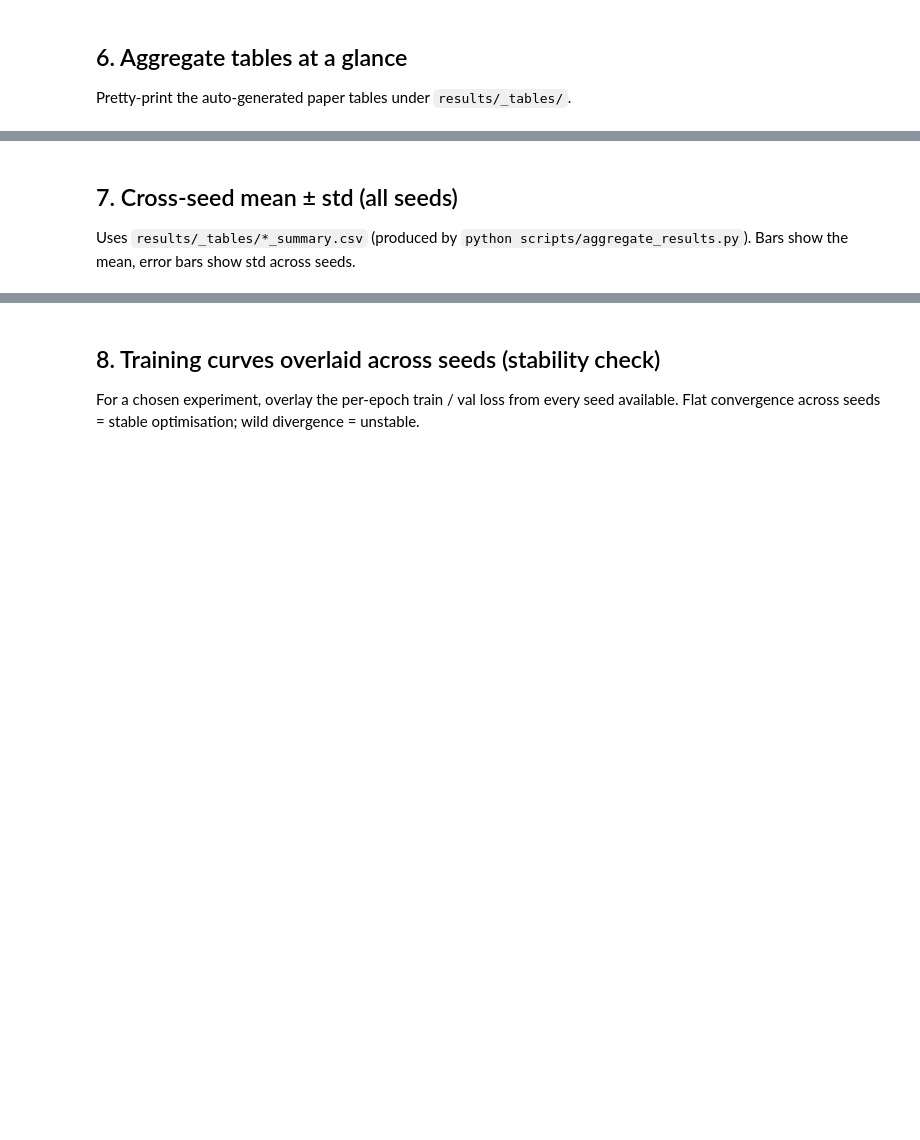
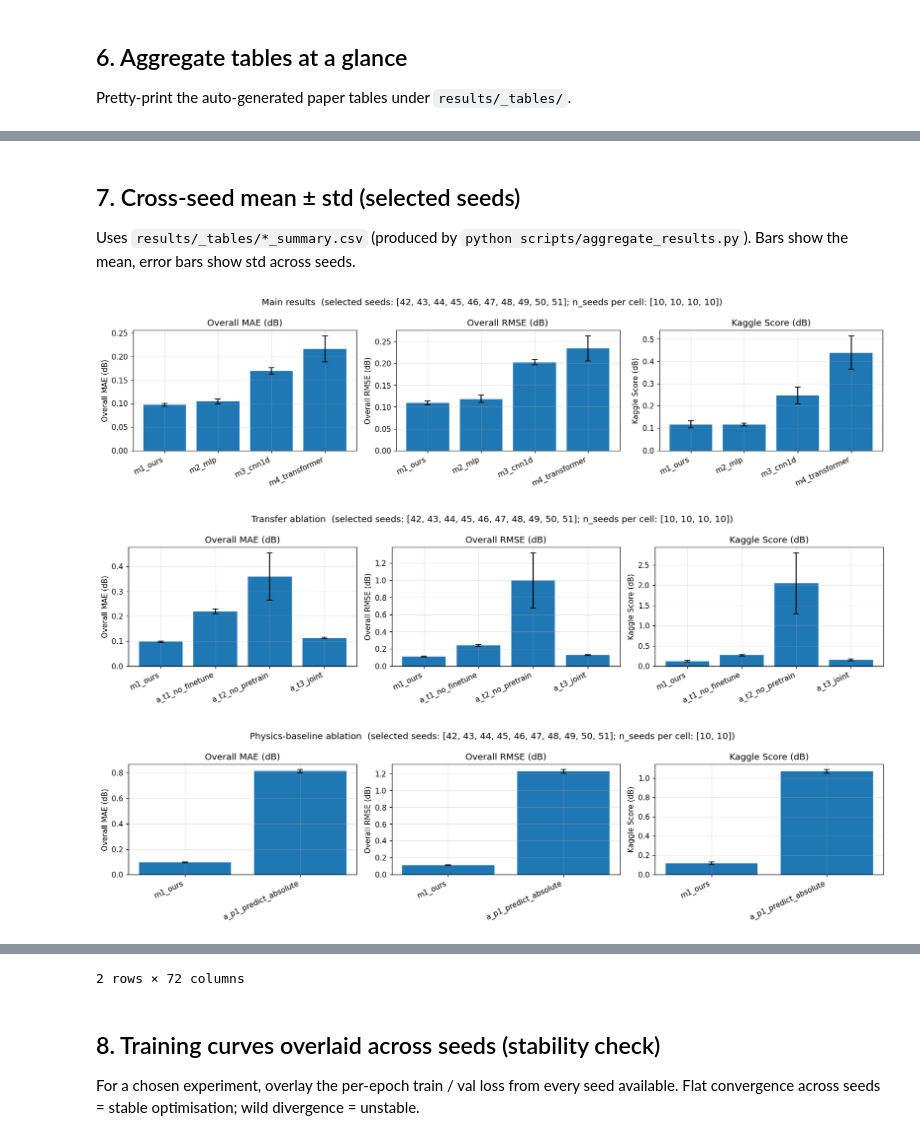
Before and after one commit to yukangZhuu/ofc_ml, a Jupyter notebook: notebooks/results_viz.ipynb, the cells around one changed output, grey strips where cells are left out. Saved outputs shown, nothing was run; the diff lists cells and outputs as text; code cells hidden in the pictures; blank space fills up the shorter version.

```diff
--- a/notebooks/results_viz.ipynb
+++ b/notebooks/results_viz.ipynb
@@ -324,24 +607,20 @@ from IPython.display import display
 # Prefer the new multi-seed summary tables (`*_summary.csv`).  Fall back to the
 # per-seed long tables if summaries are missing.
 _candidates = [
-    ("table1_main_summary.csv",     "table1_main_per_seed.csv"),
-    ("table2_transfer_summary.csv", "table2_transfer_per_seed.csv"),
-    ("table3_arch_summary.csv",     "table3_arch_per_seed.csv"),
-    ("table4_physics_summary.csv",  "table4_physics_per_seed.csv"),
+    ("table1_main_summary.csv",        "table1_main_per_seed.csv"),
+    ("table2_transfer_summary.csv",    "table2_transfer_per_seed.csv"),
+    ("table3_physics_summary.csv",     "table3_physics_per_seed.csv"),
     ("figure3_data_scale_summary.csv", "figure3_data_scale_per_seed.csv"),
 ]
 for primary, fallback in _candidates:
-    p = TABLES_DIR / primary
-    if not p.exists():
-        p = TABLES_DIR / fallback
-        if not p.exists():
-            continue
-    df = pd.read_csv(p)
+    df = load_selected_summary(primary, fallback)
+    if df.empty:
+        continue
     keep = [c for c in df.columns
             if c in ("experiment", "seed", "n_seeds", "seeds", "model", "stages",
                      "params", "cosmos_ratio", "kaggle_ratio", "predict_absolute",
                      "ratio", "axis")
             or c.endswith("_str")
             or (("_dB" in c) and not c.endswith(("_mean", "_std")))]
-    print(f"=== {p.name} ===")
+    print(f"=== {primary} (selected seeds: {SELECTED_SEEDS}) ===")
     display(df[keep])
@@ -348,40 +647,39 @@ for primary, fallback in _candidates:
 # %% [markdown]
-## 7. Cross-seed mean ± std (all seeds)
+## 7. Cross-seed mean ± std (selected seeds)
 
 Uses `results/_tables/*_summary.csv` (produced by `python scripts/aggregate_results.py`).
 Bars show the mean, error bars show std across seeds.
 # %%
 def plot_cross_seed(summary_csv: str, title: str):
-    p = TABLES_DIR / summary_csv
-    if not p.exists():
-        print(f"[skip] {summary_csv} not found; run scripts/aggregate_results.py first.")
-        return None
-    df = pd.read_csv(p)
+    df = load_selected_summary(summary_csv)
     if df.empty:
-        print(f"[skip] {summary_csv} has 0 rows.")
+        print(f"[skip] {summary_csv} missing or has 0 rows after seed filter {SELECTED_SEEDS}.")
         return None
     metrics = [("MAE_dB", "Overall MAE (dB)"),
                ("RMSE_dB", "Overall RMSE (dB)"),
                ("KaggleScore_dB", "Kaggle Score (dB)")]
     fig, axes = plt.subplots(1, len(metrics), figsize=(5 * len(metrics), 3.8))
     x = np.arange(len(df))
     for ax, (m, label) in zip(axes, metrics):
         mean_col, std_col = f"{m}_mean", f"{m}_std"
         if mean_col not in df or std_col not in df:
             continue
         ax.bar(x, df[mean_col], yerr=df[std_col], capsize=4)
         ax.set_xticks(x)
         ax.set_xticklabels(df["experiment"], rotation=25, ha="right")
         ax.set_ylabel(label)
         ax.set_title(label)
     n_seeds_str = df["n_seeds"].astype(int).tolist() if "n_seeds" in df else []
-    fig.suptitle(f"{title}  (n_seeds per cell: {n_seeds_str})")
+    fig.suptitle(f"{title}  (selected seeds: {SELECTED_SEEDS}; n_seeds per cell: {n_seeds_str})")
     fig.tight_layout()
     plt.show()
     return df
 
 
 plot_cross_seed("table1_main_summary.csv",     "Main results")
 plot_cross_seed("table2_transfer_summary.csv", "Transfer ablation")
-plot_cross_seed("table3_arch_summary.csv",     "Architectural ablation")
-plot_cross_seed("table4_physics_summary.csv",  "Physics-baseline ablation")
+plot_cross_seed("table3_physics_summary.csv",  "Physics-baseline ablation")
+# %% [output]
+[figure, added]
+[figure, added]
+[figure, added]
@@ -388,3 +689,4 @@ plot_cross_seed("table4_physics_summary.csv",  "Physics-baseline ablation")
+2 rows × 72 columns
 # %% [markdown]
 ## 8. Training curves overlaid across seeds (stability check)
 
```
Also changed, not shown: parts of 13 cells of this notebook.
